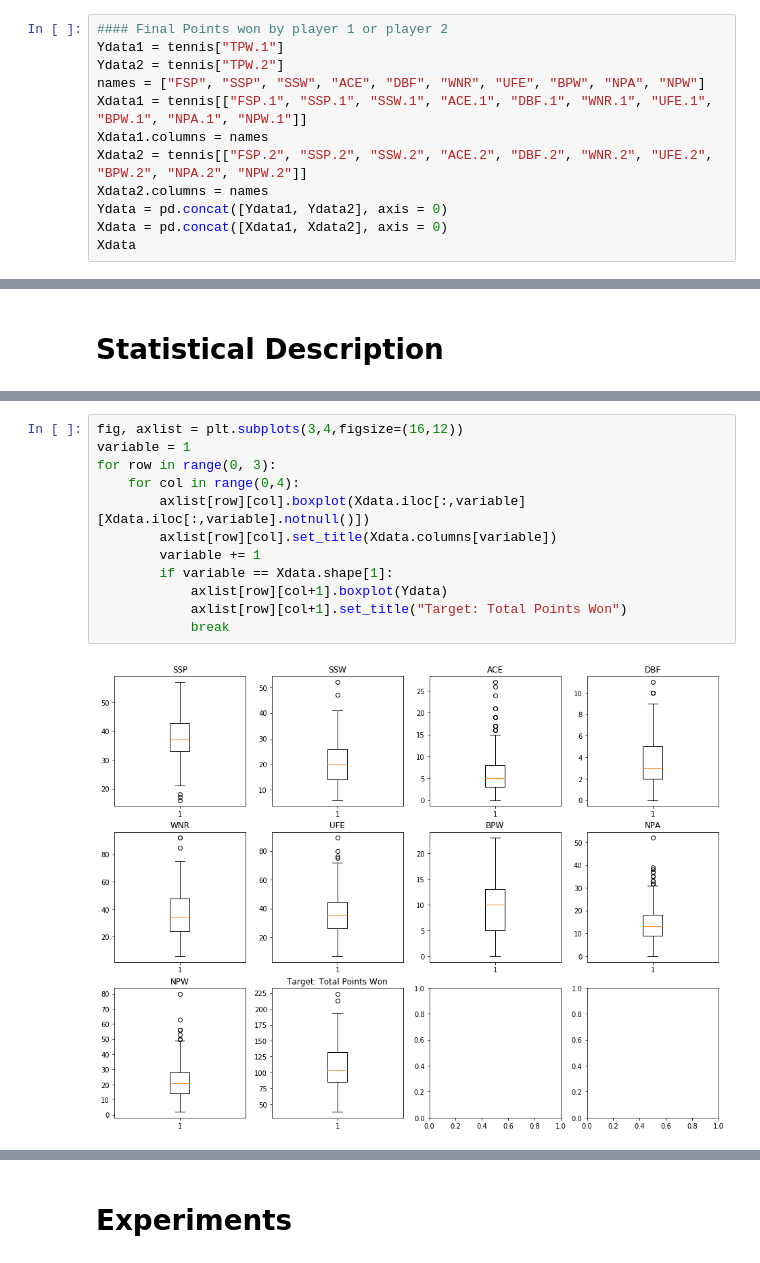
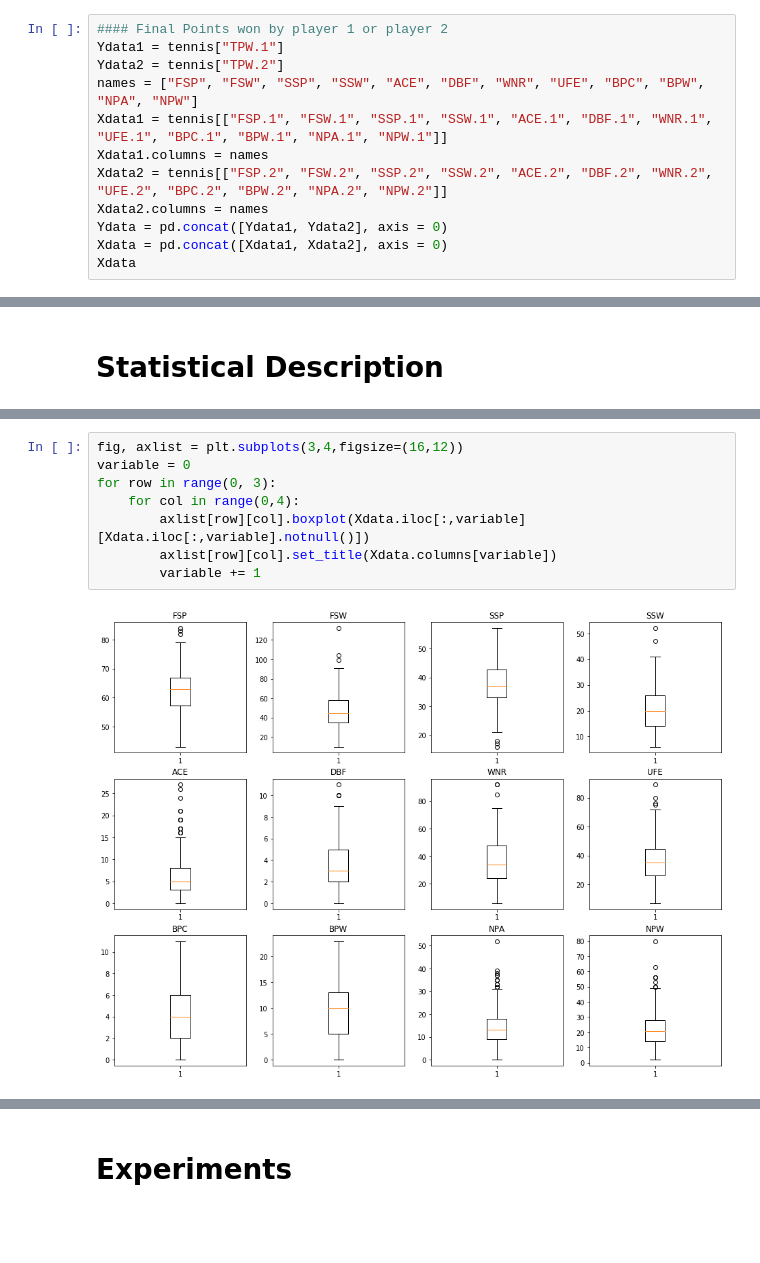
Before and after one commit to mohsan93/MLSS19, a Jupyter notebook: tennis.ipynb, the cells around one changed output, grey strips where cells are left out. Drawn from its saved outputs; the diff is of its cells as text; blank space fills up the shorter version.

```diff
--- a/tennis.ipynb
+++ b/tennis.ipynb
@@ -61,10 +58,10 @@ memory usage: 44.4 KB
 #### Final Points won by player 1 or player 2
 Ydata1 = tennis["TPW.1"]
 Ydata2 = tennis["TPW.2"]
-names = ["FSP", "SSP", "SSW", "ACE", "DBF", "WNR", "UFE", "BPW", "NPA", "NPW"]
-Xdata1 = tennis[["FSP.1", "SSP.1", "SSW.1", "ACE.1", "DBF.1", "WNR.1", "UFE.1", "BPW.1", "NPA.1", "NPW.1"]]
+names = ["FSP", "FSW", "SSP", "SSW", "ACE", "DBF", "WNR", "UFE", "BPC", "BPW", "NPA", "NPW"]
+Xdata1 = tennis[["FSP.1", "FSW.1", "SSP.1", "SSW.1", "ACE.1", "DBF.1", "WNR.1", "UFE.1", "BPC.1", "BPW.1", "NPA.1", "NPW.1"]]
 Xdata1.columns = names
-Xdata2 = tennis[["FSP.2", "SSP.2", "SSW.2", "ACE.2", "DBF.2", "WNR.2", "UFE.2", "BPW.2", "NPA.2", "NPW.2"]]
+Xdata2 = tennis[["FSP.2", "FSW.2", "SSP.2", "SSW.2", "ACE.2", "DBF.2", "WNR.2", "UFE.2", "BPC.2", "BPW.2", "NPA.2", "NPW.2"]]
 Xdata2.columns = names
 Ydata = pd.concat([Ydata1, Ydata2], axis = 0)
 Xdata = pd.concat([Xdata1, Xdata2], axis = 0)
@@ -93,14 +110,10 @@ Xdata
 # %%
 fig, axlist = plt.subplots(3,4,figsize=(16,12))
-variable = 1
+variable = 0
 for row in range(0, 3):
     for col in range(0,4):
         axlist[row][col].boxplot(Xdata.iloc[:,variable][Xdata.iloc[:,variable].notnull()])
         axlist[row][col].set_title(Xdata.columns[variable])
         variable += 1
-        if variable == Xdata.shape[1]:
-            axlist[row][col+1].boxplot(Ydata)
-            axlist[row][col+1].set_title("Target: Total Points Won")
-            break
 # %% [output]
-[figure, old version]
+[figure, new version]
```
Also changed, not shown: parts of 22 cells of this notebook.
